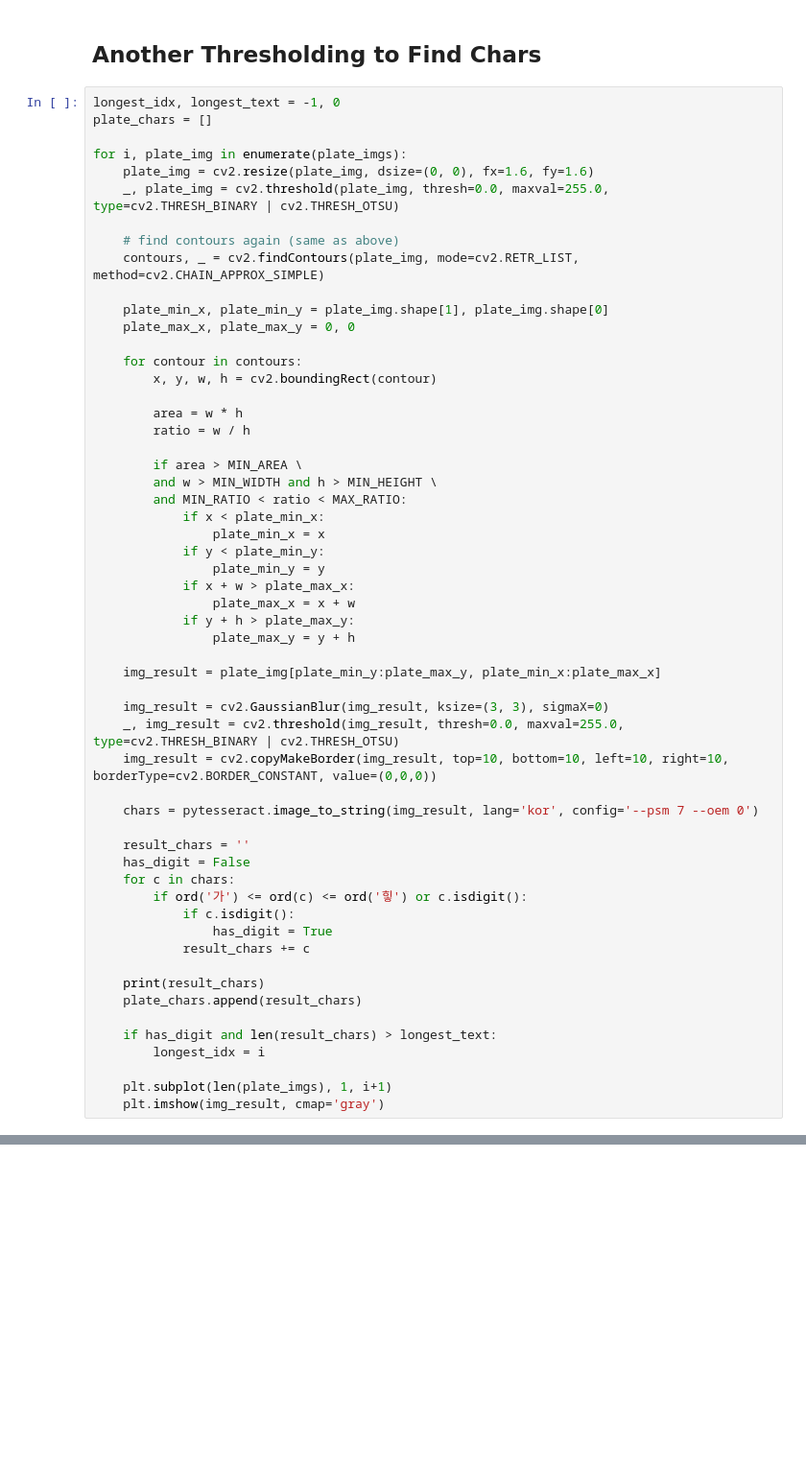
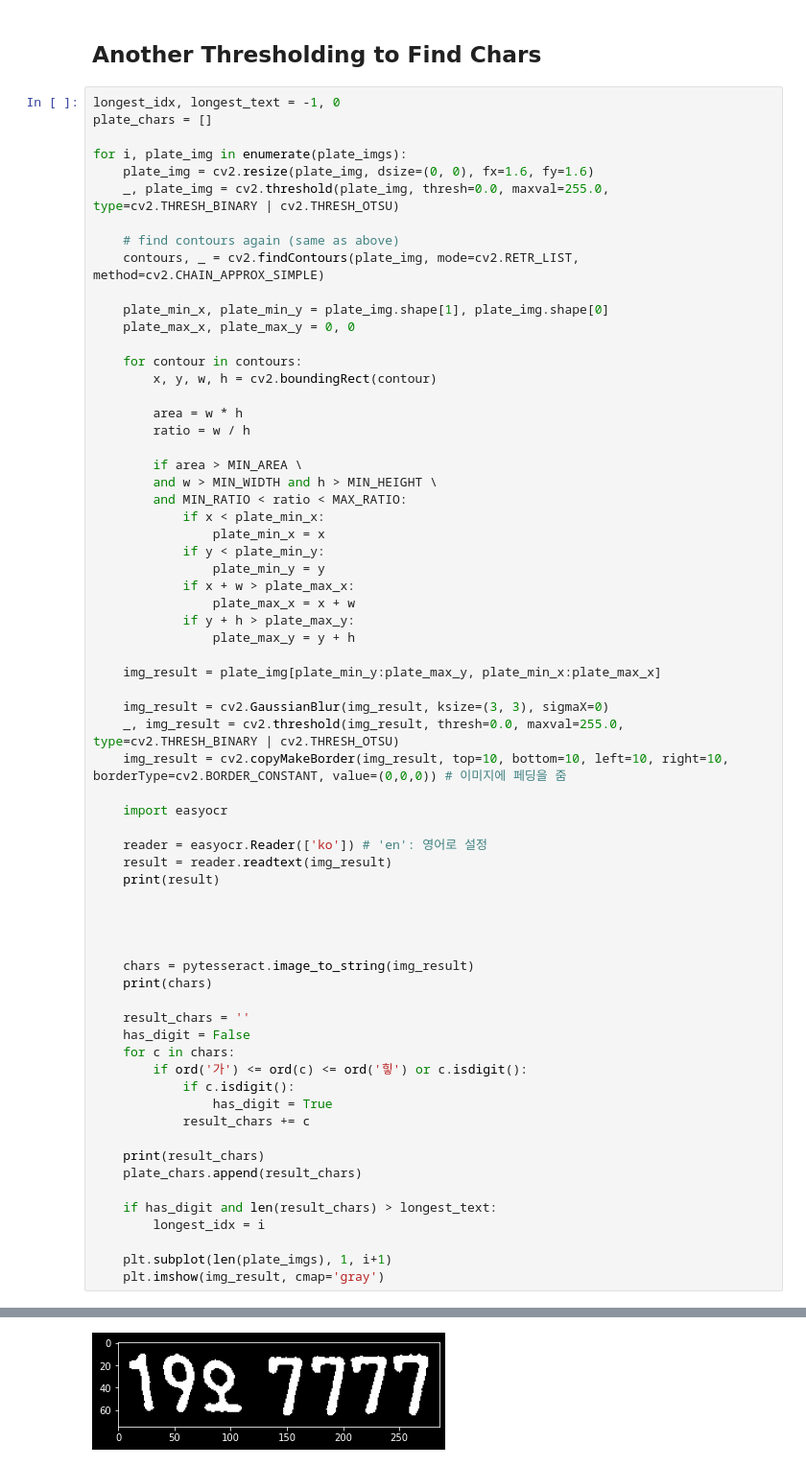
Before and after one commit to heokwon/OCR_Vehicle-registration-plate, a Jupyter notebook: Study/OCR_ImageProcessing.ipynb, the cells around one changed output, grey strips where cells are left out. Shown at 96% size. Saved outputs shown, nothing was run; the diff lists cells and outputs as text; blank space fills up the shorter version.

Commit message:
ImageProcessing(with OpenCV)를 이용한 자동차번포판 OCR

```diff
--- a/Study/OCR_ImageProcessing.ipynb
+++ b/Study/OCR_ImageProcessing.ipynb
@@ -328,9 +337,19 @@ for i, plate_img in enumerate(plate_imgs):
 
     img_result = cv2.GaussianBlur(img_result, ksize=(3, 3), sigmaX=0)
     _, img_result = cv2.threshold(img_result, thresh=0.0, maxval=255.0, type=cv2.THRESH_BINARY | cv2.THRESH_OTSU)
-    img_result = cv2.copyMakeBorder(img_result, top=10, bottom=10, left=10, right=10, borderType=cv2.BORDER_CONSTANT, value=(0,0,0))
+    img_result = cv2.copyMakeBorder(img_result, top=10, bottom=10, left=10, right=10, borderType=cv2.BORDER_CONSTANT, value=(0,0,0)) # 이미지에 페딩을 줌
 
-    chars = pytesseract.image_to_string(img_result, lang='kor', config='--psm 7 --oem 0')
+    import easyocr
+
+    reader = easyocr.Reader(['ko']) # 'en': 영어로 설정
+    result = reader.readtext(img_result)
+    print(result)
+
+
+
+
+    chars = pytesseract.image_to_string(img_result)
+    print(chars)
 
     result_chars = ''
     has_digit = False
@@ -353,3 +375,4 @@ KeyError: ignored
+[figure, added]
 # %%
 info = plate_infos[longest_idx]
 chars = plate_chars[longest_idx]
```
Also changed, not shown: parts of 4 cells of this notebook.
